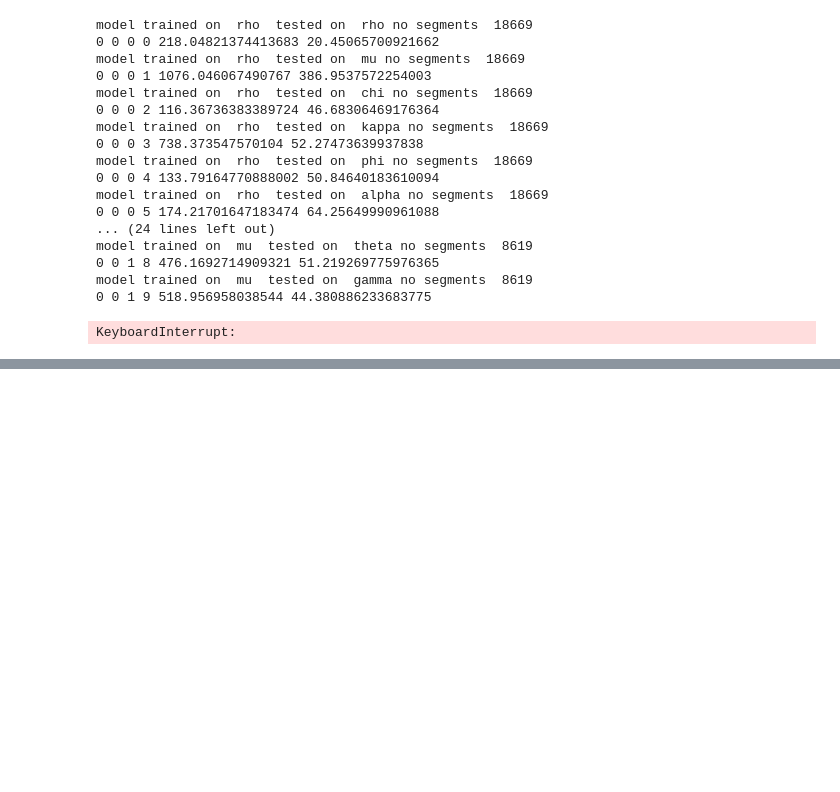
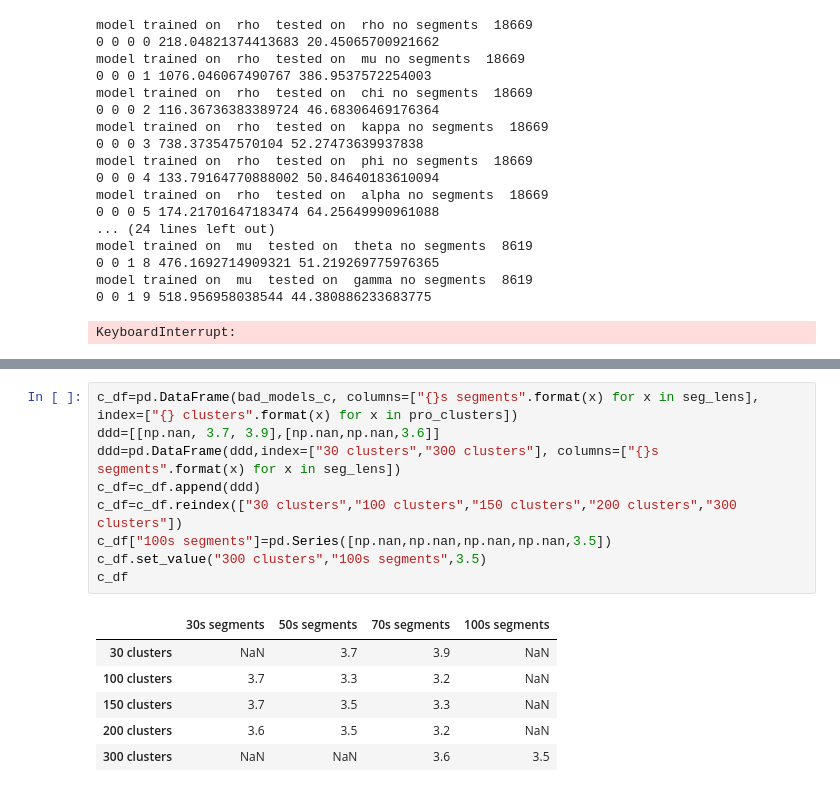
Before and after one commit to jorwatkapola/timeseries_segment_clustering, a Jupyter notebook: segment_clustering.ipynb, the cells around one changed output, grey strips where cells are left out. Saved outputs shown, nothing was run; the diff lists cells and outputs as text; blank space fills up the shorter version.

```diff
--- a/segment_clustering.ipynb
+++ b/segment_clustering.ipynb
@@ -253,0 +340,16 @@ plt.show()
+# %%
+c_df=pd.DataFrame(bad_models_c, columns=["{}s segments".format(x) for x in seg_lens], index=["{} clusters".format(x) for x in pro_clusters])
+ddd=[[np.nan, 3.7, 3.9],[np.nan,np.nan,3.6]]
+ddd=pd.DataFrame(ddd,index=["30 clusters","300 clusters"], columns=["{}s segments".format(x) for x in seg_lens])
+c_df=c_df.append(ddd)
+c_df=c_df.reindex(["30 clusters","100 clusters","150 clusters","200 clusters","300 clusters"])
+c_df["100s segments"]=pd.Series([np.nan,np.nan,np.nan,np.nan,3.5])
+c_df.set_value("300 clusters","100s segments",3.5)
+c_df
+# %% [output]
+|  | 30s segments | 50s segments | 70s segments | 100s segments |
+| 30 clusters | NaN | 3.7 | 3.9 | NaN |
+| 100 clusters | 3.7 | 3.3 | 3.2 | NaN |
+| 150 clusters | 3.7 | 3.5 | 3.3 | NaN |
+| 200 clusters | 3.6 | 3.5 | 3.2 | NaN |
+| 300 clusters | NaN | NaN | 3.6 | 3.5 |
```
Also changed, not shown: parts of 14 cells of this notebook, 4 other files.
